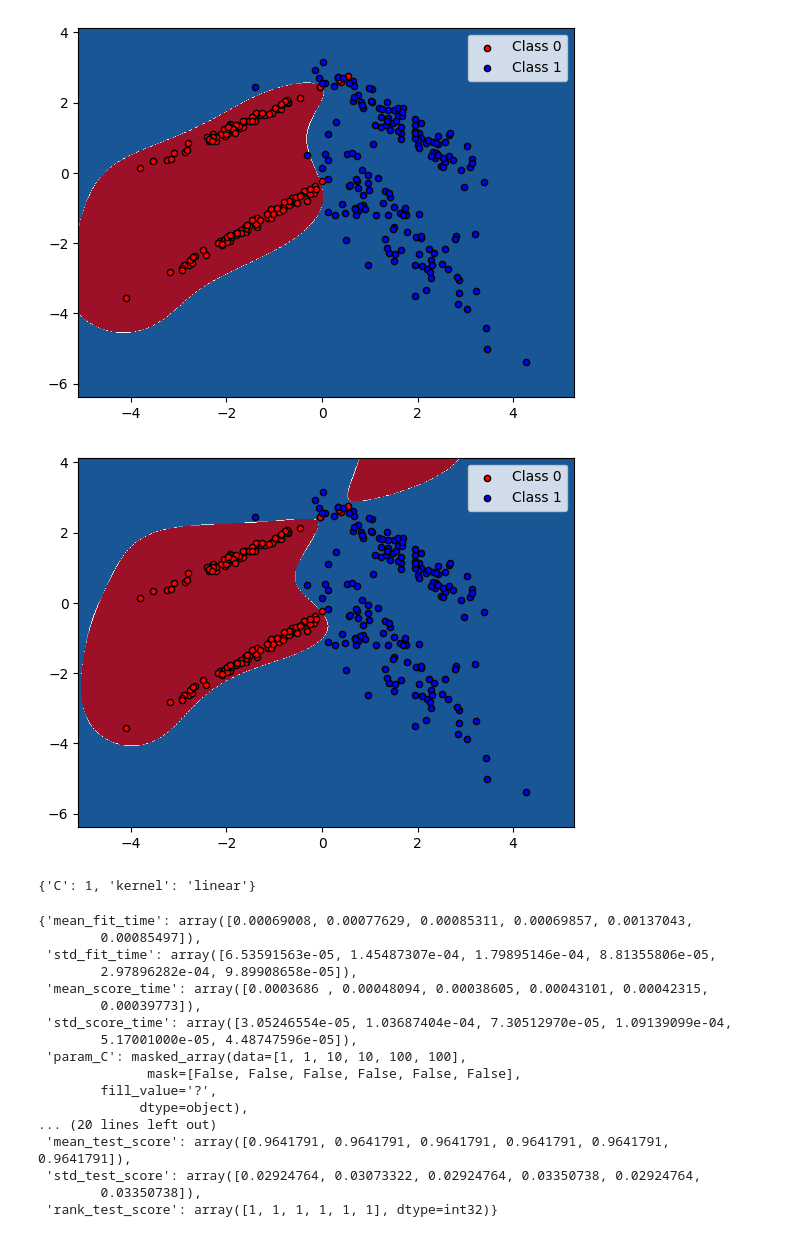
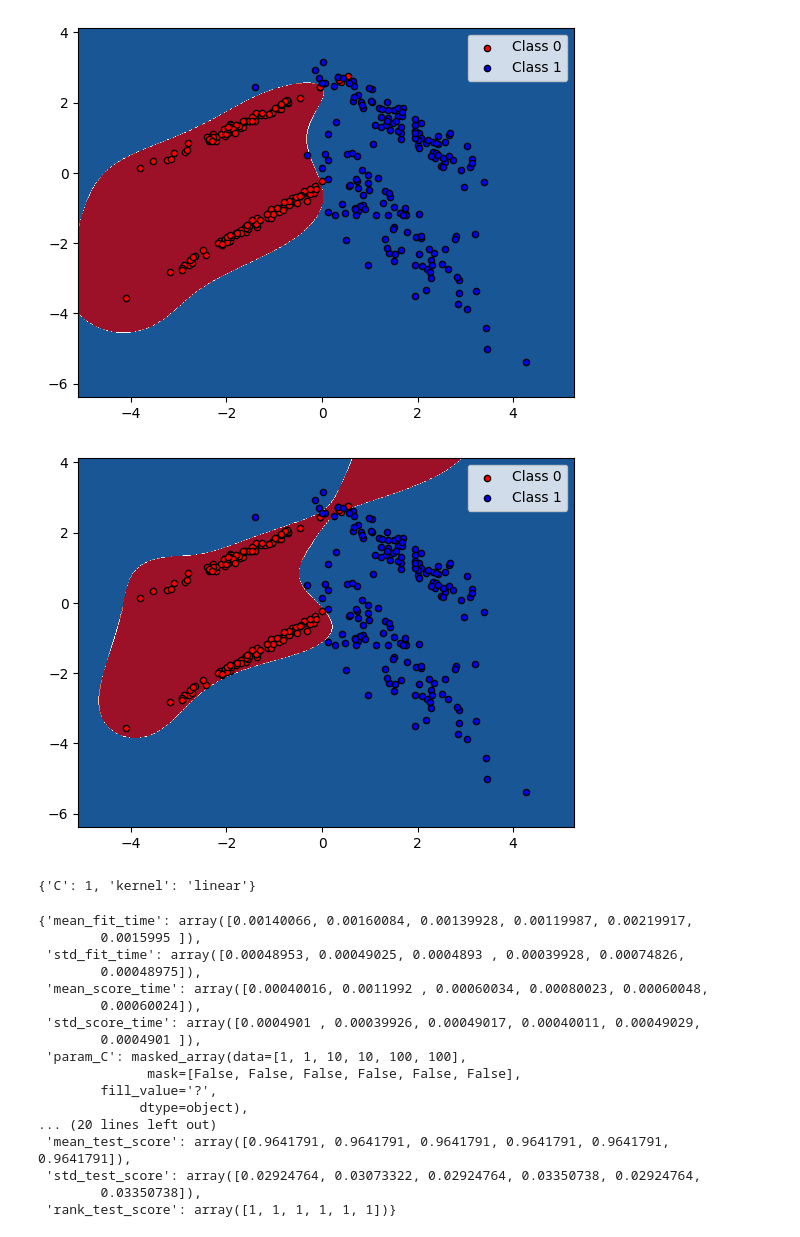
Before and after one commit to ahmad-m-abbas/Ai-Lab, a Jupyter notebook: Fourth Lab/Lab #4.ipynb, the cells around one changed output. Drawn from its saved outputs; the diff is of its cells as text; code cells hidden in the pictures.

```diff
--- a/Fourth Lab/Lab #4.ipynb
+++ b/Fourth Lab/Lab #4.ipynb
@@ -206,9 +223,15 @@ Testing Accuracy:  0.8787878787878788
 weighted avg    0.88419   0.87879   0.87821       165
 [figure]
 # %%
-for i in range(1, 20):
+num_trees = list(range(1, 20))
+training_accuracies = []
+testing_accuracies = []
+
+for i in num_trees:
     _, training_accuracy, test_accuracy = random_forrest(X_train, y_train, X_test, y_test, i)
-    print(f"For trees = {i}, the training accuracy was {training_accuracy} and the testing was {test_accuracy}")
+    training_accuracies.append(training_accuracy)
+    testing_accuracies.append(test_accuracy)
+    #print(f"For trees = {i}, the training accuracy was {training_accuracy} and the testing was {test_accuracy}")
 # %% [output]
 Training Accuracy:  0.9850746268656716
 Testing Accuracy:  0.9515151515151515
@@ -284,0 +339,8 @@ random_cmap(X_train, y_train, X_test, y_test, 40)
+# %%
+from mlxtend.plotting import plot_decision_regions
+clf = RandomForestClassifier(n_estimators=500, criterion="entropy",
+    max_features="sqrt", max_samples=.8,
+    random_state=0)
+clf.fit(X_train, y_train)
+
+plot_decision_regions(X, y, clf=clf, legend=2)
@@ -342,9 +407,9 @@ svm_cmap(X_train, y_train, X_test, y_test, C=100, kernel='rbf')
 # %% [output]
 [figure]
 # %%
-svm_cmap(X_train, y_train, X_test, y_test, C=1000, kernel='rbf')
+svm_cmap(X_train, y_train, X_test, y_test, C=5000, kernel='rbf')
 # %% [output]
-[figure, old version]
+[figure, new version]
 # %%
 from sklearn.model_selection import GridSearchCV
 from sklearn import svm
@@ -358,14 +423,14 @@ print(clf.best_params_)
 # %%
 clf.cv_results_
 # %% [output]
-{'mean_fit_time': array([0.00069008, 0.00077629, 0.00085311, 0.00069857, 0.00137043,
-        0.00085497]),
- 'std_fit_time': array([6.53591563e-05, 1.45487307e-04, 1.79895146e-04, 8.81355806e-05,
-        2.97896282e-04, 9.89908658e-05]),
- 'mean_score_time': array([0.0003686 , 0.00048094, 0.00038605, 0.00043101, 0.00042315,
-        0.00039773]),
- 'std_score_time': array([3.05246554e-05, 1.03687404e-04, 7.30512970e-05, 1.09139099e-04,
-        5.17001000e-05, 4.48747596e-05]),
+{'mean_fit_time': array([0.00140066, 0.00160084, 0.00139928, 0.00119987, 0.00219917,
+        0.0015995 ]),
+ 'std_fit_time': array([0.00048953, 0.00049025, 0.0004893 , 0.00039928, 0.00074826,
+        0.00048975]),
+ 'mean_score_time': array([0.00040016, 0.0011992 , 0.00060034, 0.00080023, 0.00060048,
+        0.00060024]),
+ 'std_score_time': array([0.0004901 , 0.00039926, 0.00049017, 0.00040011, 0.00049029,
+        0.0004901 ]),
  'param_C': masked_array(data=[1, 1, 10, 10, 100, 100],
               mask=[False, False, False, False, False, False],
         fill_value='?',
@@ -374,4 +439,4 @@ clf.cv_results_
  'mean_test_score': array([0.9641791, 0.9641791, 0.9641791, 0.9641791, 0.9641791, 0.9641791]),
  'std_test_score': array([0.02924764, 0.03073322, 0.02924764, 0.03350738, 0.02924764,
         0.03350738]),
- 'rank_test_score': array([1, 1, 1, 1, 1, 1], dtype=int32)}
+ 'rank_test_score': array([1, 1, 1, 1, 1, 1])}
```
Also changed, not shown: parts of 19 cells of this notebook, 13 other files.
